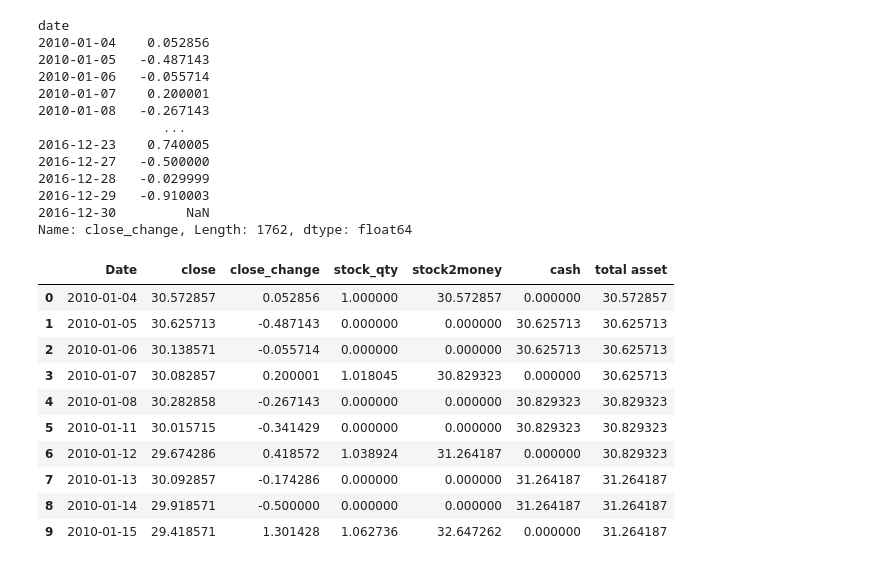
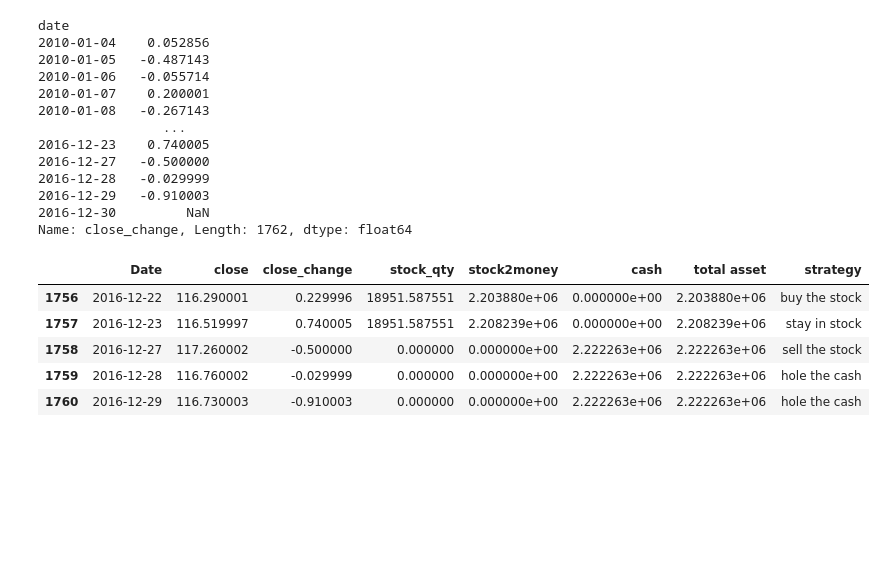
Before and after one commit to gihonglee/Stock_Analysis, a Jupyter notebook: main.ipynb, the cells around one changed output. Saved outputs shown, nothing was run; the diff lists cells and outputs as text; code cells hidden in the pictures; blank space fills up the shorter version.

```diff
--- a/main.ipynb
+++ b/main.ipynb
@@ -302,8 +302,6 @@ import datetime
 # - -> + buy
 # - -> - stay
 
-df_apple['close'][df_apple['close'].index[0] + datetime.timedelta(days=1)]
-start_money = df_apple['close'][0]
 stock_qty = 1
 stock2money = 1
 cash = 0
@@ -339,50 +337,40 @@ for i in range(len(df_apple['close_change'].index)):
 
     elif df_apple['close_change'][indexes[i]] >= 0 and stock_qty == 0:
         stock_qty = cash / df_apple['close'][indexes[i]] # end of the day_i I bought all stock
-        # print(indexes[i])
-        stock2money = df_apple['close'][indexes[i+1]] *stock_qty
+        stock2money = df_apple['close'][indexes[i]] *stock_qty
         cash = 0
         close = df_apple['close'][indexes[i]]
         close_change = df_apple['close_change'][indexes[i]]
         strategy = 'buy the stock'
         daily_update(i)
-        # prev is negative
-        # buy the stock
-        # cash -> stock
 
     elif df_apple['close_change'][indexes[i]] < 0 and stock_qty !=0:
         # sell the stock
 
         cash = stock_qty * df_apple['close'][indexes[i]]
         close = df_apple['close'][indexes[i]]
         close_change = df_apple['close_change'][indexes[i]]
         stock_qty = 0 # end of the day_i I bought all stock
         stock2money = 0
         total_assest = stock2money + cash
         strategy = 'sell the stock'
         daily_update(i)
 
 
     elif df_apple['close_change'][indexes[i]]<0 and stock_qty == 0:
         close = df_apple['close'][indexes[i]]
         close_change = df_apple['close_change'][indexes[i]]
         strategy = 'hole the cash'
         daily_update(i)
 
 
-df = pd.DataFrame(money_flow)
-df.head(10)
-# for i in money_flow:
-#     print(len(money_flow[i]))
+df_apple_result = pd.DataFrame(money_flow)
+df_apple_result.head(5)
+df_apple_result.tail()
 # %% [output]
-|  | Date | close | close_change | stock_qty | stock2money | cash | total asset |
-| 0 | 2010-01-04 | 30.572857 | 0.052856 | 1.000000 | 30.572857 | 0.000000 | 30.572857 |
-| 1 | 2010-01-05 | 30.625713 | -0.487143 | 0.000000 | 0.000000 | 30.625713 | 30.625713 |
-| 2 | 2010-01-06 | 30.138571 | -0.055714 | 0.000000 | 0.000000 | 30.625713 | 30.625713 |
-| 3 | 2010-01-07 | 30.082857 | 0.200001 | 1.018045 | 30.829323 | 0.000000 | 30.625713 |
-| 4 | 2010-01-08 | 30.282858 | -0.267143 | 0.000000 | 0.000000 | 30.829323 | 30.829323 |
-| 5 | 2010-01-11 | 30.015715 | -0.341429 | 0.000000 | 0.000000 | 30.829323 | 30.829323 |
-| 6 | 2010-01-12 | 29.674286 | 0.418572 | 1.038924 | 31.264187 | 0.000000 | 30.829323 |
-| 7 | 2010-01-13 | 30.092857 | -0.174286 | 0.000000 | 0.000000 | 31.264187 | 31.264187 |
-| 8 | 2010-01-14 | 29.918571 | -0.500000 | 0.000000 | 0.000000 | 31.264187 | 31.264187 |
-| 9 | 2010-01-15 | 29.418571 | 1.301428 | 1.062736 | 32.647262 | 0.000000 | 31.264187 |
+|  | Date | close | close_change | stock_qty | stock2money | cash | total asset | strategy |
+| 1756 | 2016-12-22 | 116.290001 | 0.229996 | 18951.587551 | 2.203880e+06 | 0.000000e+00 | 2.203880e+06 | buy the stock |
+| 1757 | 2016-12-23 | 116.519997 | 0.740005 | 18951.587551 | 2.208239e+06 | 0.000000e+00 | 2.208239e+06 | stay in stock |
+| 1758 | 2016-12-27 | 117.260002 | -0.500000 | 0.000000 | 0.000000e+00 | 2.222263e+06 | 2.222263e+06 | sell the stock |
+| 1759 | 2016-12-28 | 116.760002 | -0.029999 | 0.000000 | 0.000000e+00 | 2.222263e+06 | 2.222263e+06 | hole the cash |
+| 1760 | 2016-12-29 | 116.730003 | -0.910003 | 0.000000 | 0.000000e+00 | 2.222263e+06 | 2.222263e+06 | hole the cash |
```
Also changed, not shown: parts of 19 cells of this notebook.
